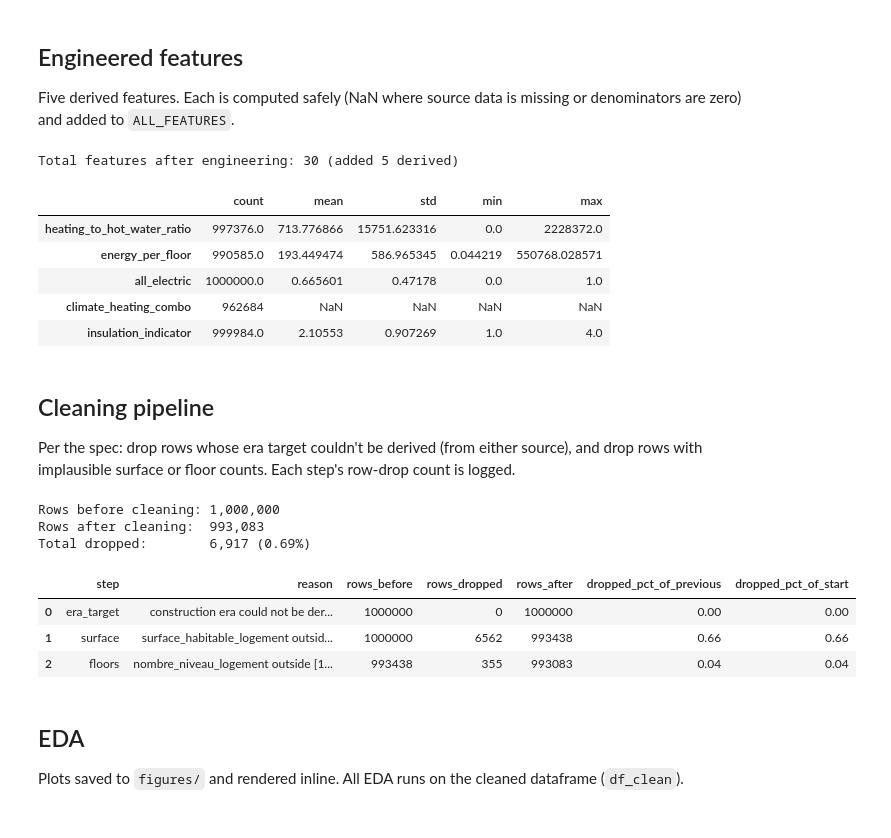
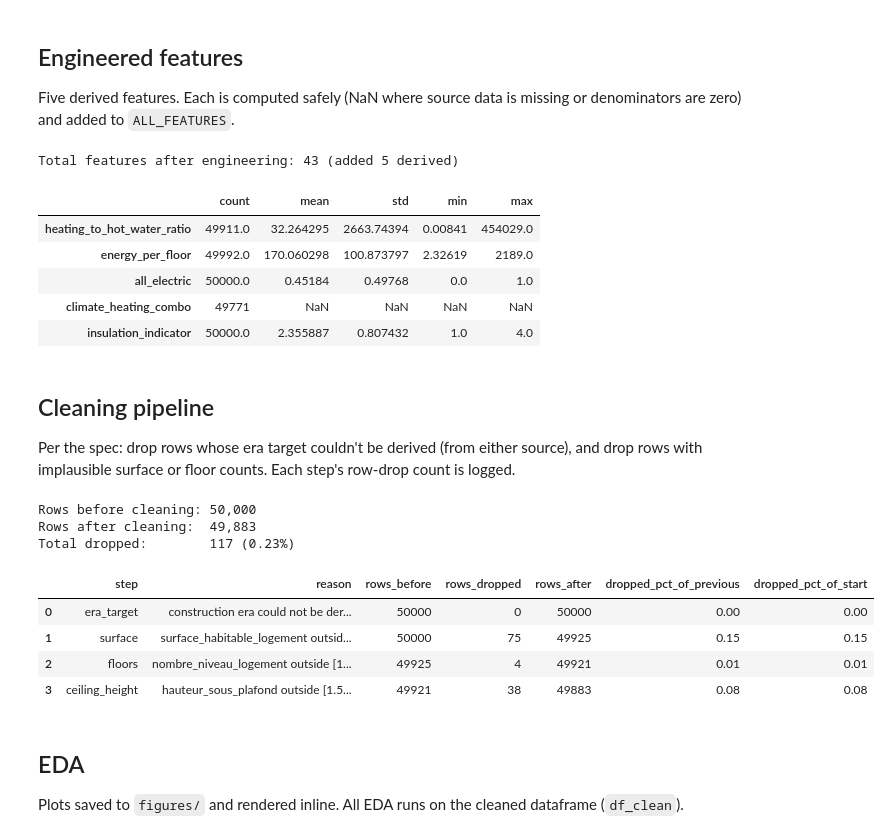
Before and after one commit to shounak9906/ML-project, a Jupyter notebook: notebooks/02_cleaning_eda.ipynb, the cells around one changed output. Cells and saved outputs as stored; diff of their text form; code cells hidden in the pictures.

```diff
--- a/notebooks/02_cleaning_eda.ipynb
+++ b/notebooks/02_cleaning_eda.ipynb
@@ -29,7 +29,7 @@ from sklearn.preprocessing import OneHotEncoder, OrdinalEncoder, StandardScaler
 sns.set_theme(style="whitegrid")
 plt.rcParams["figure.dpi"] = 110
 # %%
-RAW_PATH = Path("../data/raw/dpe_logements_1000000.parquet")
+RAW_PATH = Path("../data/raw/dpe_logements_100000.parquet")
 CLEAN_DIR = Path("../data/cleaned")
 FIG_DIR = Path("../figures")
 CLEAN_DIR.mkdir(parents=True, exist_ok=True)
@@ -187,10 +253,10 @@ def safe_ratio(num, den):
     return num / den_safe
 
 
-# 1. Heating-to-hot-water ratio
+# 1. Heating-to-hot-water ratio (energy mix signature)
 df["heating_to_hot_water_ratio"] = safe_ratio(df["conso_chauffage_ep"], df["conso_ecs_ep"])
 
-# 2. Energy per floor
+# 2. Energy per floor (intensity controlling for building height)
 df["energy_per_floor"] = safe_ratio(
     df["conso_5_usages_par_m2_ep"],
     pd.to_numeric(df["nombre_niveau_logement"], errors="coerce"),
@@ -220,24 +286,10 @@ df.loc[
     "climate_heating_combo",
 ] = np.nan
 
-# 5. Insulation indicator: average ordinal score across wall / roof / floor quality columns
-QUALITY_MAP = {
-    _normalize(k): v for k, v in {
-        "tres bonne": 4, "bonne": 3, "moyenne": 2, "insuffisante": 1, "non isole": 0,
-    }.items()
-}
-
-
-def quality_to_score(s):
-    norm = _normalize(s)
-    if norm is None:
-        return np.nan
-    return QUALITY_MAP.get(norm, np.nan)
-
-
-_ins_cols = ["qualite_isolation_murs", "qualite_isolation_plancher_bas", "isolation_toiture"]
-_ins_scores = pd.DataFrame({c: df[c].map(quality_to_score) for c in _ins_cols})
-df["insulation_indicator"] = _ins_scores.mean(axis=1, skipna=True)
+# 5. Insulation indicator: mean of the three integer-coded quality columns.
+# (Ordinal mapping was applied in the previous cell; values are 0-4.)
+_ins_cols = ["qualite_isolation_murs", "qualite_isolation_plancher_bas", "qualite_isolation_menuiseries"]
+df["insulation_indicator"] = df[_ins_cols].mean(axis=1, skipna=True)
 
 ENGINEERED_FEATURES = [
     "heating_to_hot_water_ratio",
@@ -250,13 +302,13 @@ ALL_FEATURES = BASE_FEATURES + ENGINEERED_FEATURES
 print(f"Total features after engineering: {len(ALL_FEATURES)} (added {len(ENGINEERED_FEATURES)} derived)")
 df[ENGINEERED_FEATURES].describe(include="all").T[["count", "mean", "std", "min", "max"]]
 # %% [output]
-Total features after engineering: 30 (added 5 derived)
+Total features after engineering: 43 (added 5 derived)
 |  | count | mean | std | min | max |
-| heating_to_hot_water_ratio | 997376.0 | 713.776866 | 15751.623316 | 0.0 | 2228372.0 |
-| energy_per_floor | 990585.0 | 193.449474 | 586.965345 | 0.044219 | 550768.028571 |
-| all_electric | 1000000.0 | 0.665601 | 0.47178 | 0.0 | 1.0 |
-| climate_heating_combo | 962684 | NaN | NaN | NaN | NaN |
-| insulation_indicator | 999984.0 | 2.10553 | 0.907269 | 1.0 | 4.0 |
+| heating_to_hot_water_ratio | 49911.0 | 32.264295 | 2663.74394 | 0.00841 | 454029.0 |
+| energy_per_floor | 49992.0 | 170.060298 | 100.873797 | 2.32619 | 2189.0 |
+| all_electric | 50000.0 | 0.45184 | 0.49768 | 0.0 | 1.0 |
+| climate_heating_combo | 49771 | NaN | NaN | NaN | NaN |
+| insulation_indicator | 50000.0 | 2.355887 | 0.807432 | 1.0 | 4.0 |
 # %% [markdown]
 ## Cleaning pipeline
 
@@ -264,10 +316,12 @@ Per the spec: drop rows whose era target couldn't be derived (from either source
 # %%
 SURFACE_COL = "surface_habitable_logement"
 FLOORS_COL = "nombre_niveau_logement"
+HEIGHT_COL = "hauteur_sous_plafond"
 
 # Coerce numeric columns used in filters
 df[SURFACE_COL] = pd.to_numeric(df[SURFACE_COL], errors="coerce")
 df[FLOORS_COL] = pd.to_numeric(df[FLOORS_COL], errors="coerce")
+df[HEIGHT_COL] = pd.to_numeric(df[HEIGHT_COL], errors="coerce")
 
 cleaning_log = []
 start_rows = len(df)
@@ -289,39 +343,46 @@ def drop_and_log(data, mask_to_keep, step, reason):
     })
     return cleaned
 
 
 df_clean = drop_and_log(
     df_clean,
     df_clean[TARGET_ERA].notna(),
     "era_target",
     "construction era could not be derived from year or period",
 )
 df_clean = drop_and_log(
     df_clean,
     df_clean[SURFACE_COL].between(10, 500, inclusive="both"),
     "surface",
     "surface_habitable_logement outside [10, 500] m^2 (NaN also dropped)",
 )
 df_clean = drop_and_log(
     df_clean,
     df_clean[FLOORS_COL].isna() | df_clean[FLOORS_COL].between(1, 20, inclusive="both"),
     "floors",
     "nombre_niveau_logement outside [1, 20]; NaN kept for imputation",
 )
+df_clean = drop_and_log(
+    df_clean,
+    df_clean[HEIGHT_COL].isna() | df_clean[HEIGHT_COL].between(1.5, 5.0, inclusive="both"),
+    "ceiling_height",
+    "hauteur_sous_plafond outside [1.5, 5.0] m (e.g. data-entry errors); NaN kept for imputation",
+)
 
 cleaning_report = pd.DataFrame(cleaning_log)
 print(f"Rows before cleaning: {start_rows:,}")
 print(f"Rows after cleaning:  {len(df_clean):,}")
 print(f"Total dropped:        {start_rows - len(df_clean):,} ({(1 - len(df_clean) / start_rows) * 100:.2f}%)")
 cleaning_report
 # %% [output]
-Rows before cleaning: 1,000,000
-Rows after cleaning:  993,083
-Total dropped:        6,917 (0.69%)
+Rows before cleaning: 50,000
+Rows after cleaning:  49,883
+Total dropped:        117 (0.23%)
 |  | step | reason | rows_before | rows_dropped | rows_after | dropped_pct_of_previous | dropped_pct_of_start |
-| 0 | era_target | construction era could not be der... | 1000000 | 0 | 1000000 | 0.00 | 0.00 |
-| 1 | surface | surface_habitable_logement outsid... | 1000000 | 6562 | 993438 | 0.66 | 0.66 |
-| 2 | floors | nombre_niveau_logement outside [1... | 993438 | 355 | 993083 | 0.04 | 0.04 |
+| 0 | era_target | construction era could not be der... | 50000 | 0 | 50000 | 0.00 | 0.00 |
+| 1 | surface | surface_habitable_logement outsid... | 50000 | 75 | 49925 | 0.15 | 0.15 |
+| 2 | floors | nombre_niveau_logement outside [1... | 49925 | 4 | 49921 | 0.01 | 0.01 |
+| 3 | ceiling_height | hauteur_sous_plafond outside [1.5... | 49921 | 38 | 49883 | 0.08 | 0.08 |
 # %% [markdown]
 ## EDA
 
```
Also changed, not shown: parts of 13 cells of this notebook, 15 other files.
